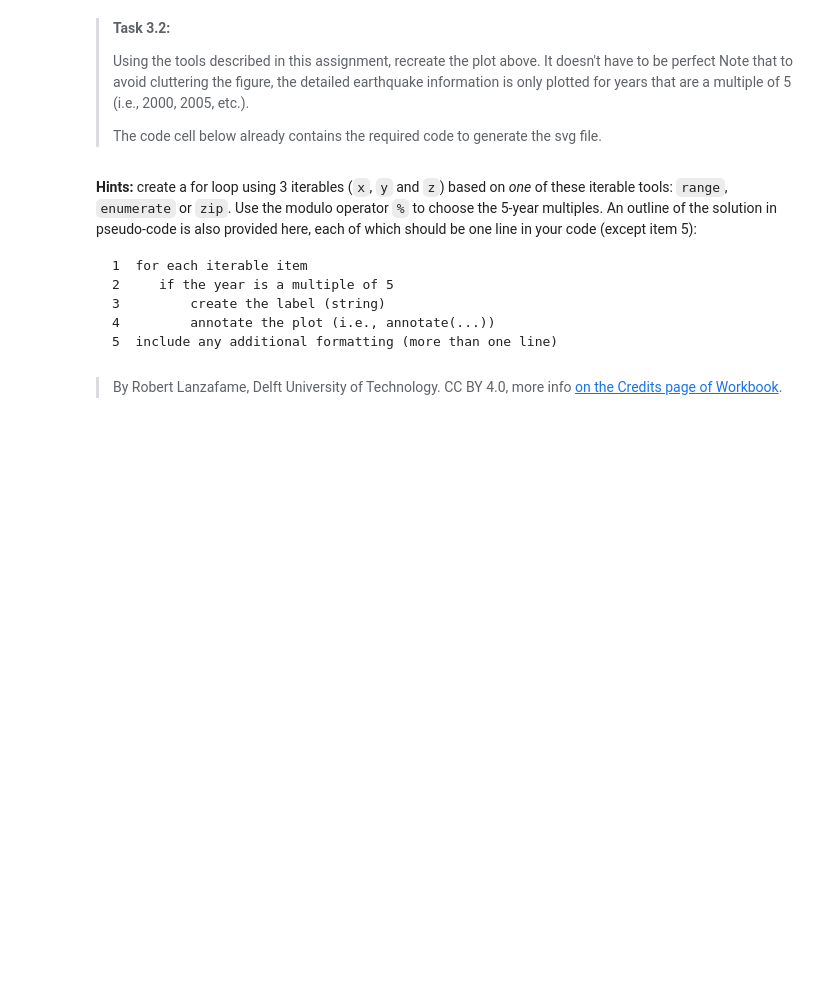
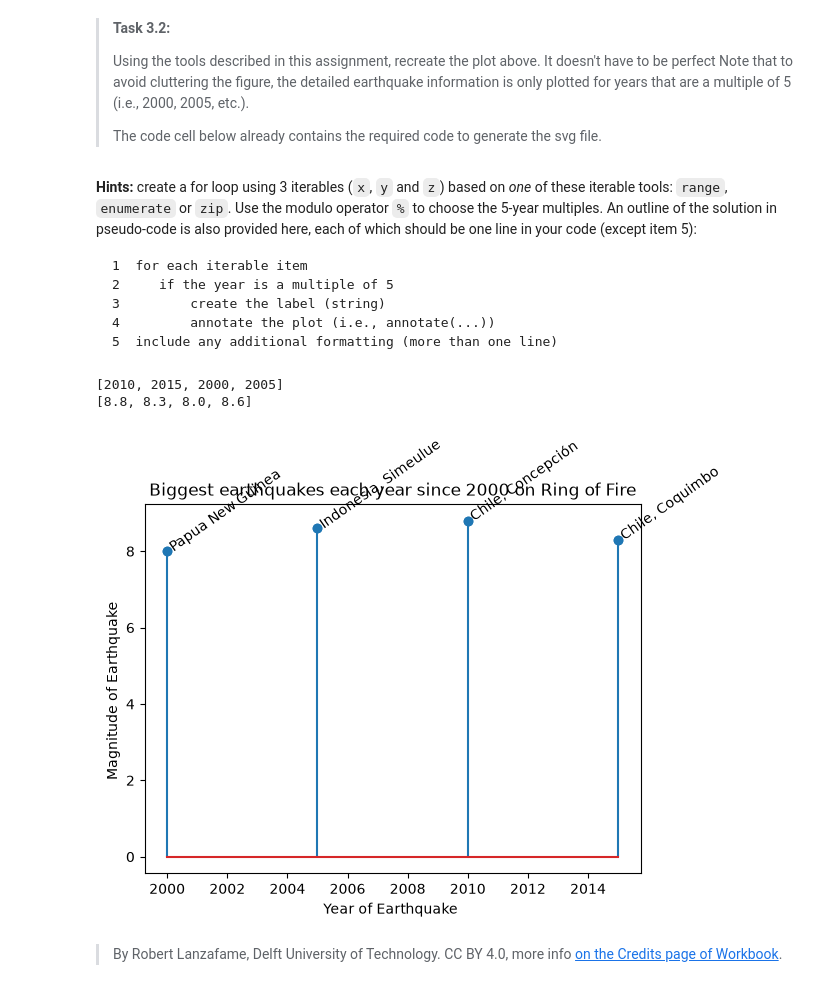
Before and after one commit to Tony-Davison/PA2.3, a Jupyter notebook: 3_stem_plots.ipynb, the cells around one changed output. Cells and saved outputs as stored; diff of their text form; code cells hidden in the pictures; blank space fills up the shorter version.

```diff
--- a/3_stem_plots.ipynb
+++ b/3_stem_plots.ipynb
@@ -76,2 +74,34 @@ plt.savefig('my_earthquake.svg')
+# %%
+#YOUR_CODE_LINES_HERE
+
+five_year_dates = []
+magn2 =[]
+site2 =[]
+
+for i in range(len(year)):
+    if year[i]%5 == 0:
+        five_year_dates.append(year[i])
+        magn2.append(magn[i])
+        site2.append(site[i])
+
+print(five_year_dates)
+print(magn2)
+
+plt.plot(five_year_dates, magn2, 'o')
+plt.stem(five_year_dates, magn2);
+plt.savefig('my_earthquake.svg')
+plt.ylabel('Magnitude of Earthquake ')
+plt.xlabel('Year of Earthquake ')
+plt.title('Biggest earthquakes each year since 2000 on Ring of Fire')
+for i in range(len(five_year_dates)):
+    plt.annotate(
+        site2[i],
+        xy=(five_year_dates[i], magn2[i]),
+        rotation=35
+    )
+# %% [output]
+[2010, 2015, 2000, 2005]
+[8.8, 8.3, 8.0, 8.6]
+[figure, added]
 # %% [markdown]
 > By Robert Lanzafame, Delft University of Technology. CC BY 4.0, more info [on the Credits page of Workbook](https://mude.citg.tudelft.nl/workbook-2025/credits.html).
```
Also changed, not shown: parts of 2 cells of this notebook, 3 other files.
